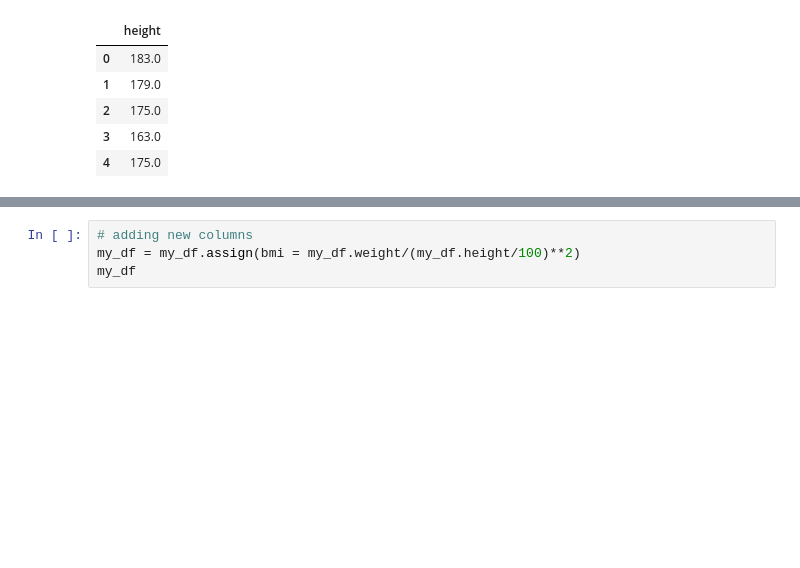
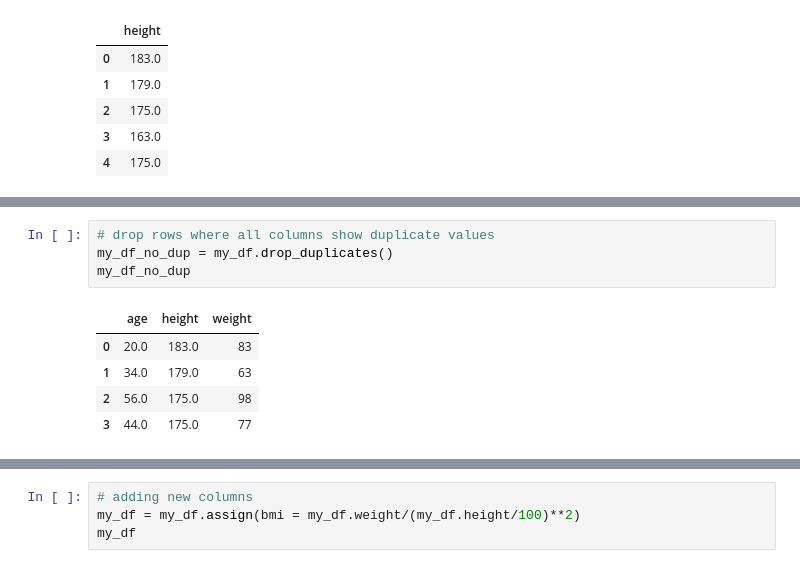
Before and after one commit to jnkng/reporting_python, a Jupyter notebook: _sources/04_data.ipynb, the cells around one changed output, grey strips where cells are left out. Saved outputs shown, nothing was run; the diff lists cells and outputs as text; blank space fills up the shorter version.

```diff
--- a/_sources/04_data.ipynb
+++ b/_sources/04_data.ipynb
@@ -172,0 +173,10 @@ my_df
+# %%
+# drop rows where all columns show duplicate values
+my_df_no_dup = my_df.drop_duplicates()
+my_df_no_dup
+# %% [output]
+|  | age | height | weight |
+| 0 | 20.0 | 183.0 | 83 |
+| 1 | 34.0 | 179.0 | 63 |
+| 2 | 56.0 | 175.0 | 98 |
+| 3 | 44.0 | 175.0 | 77 |
```
Also changed, not shown: parts of 3 cells of this notebook, 9 other files.
